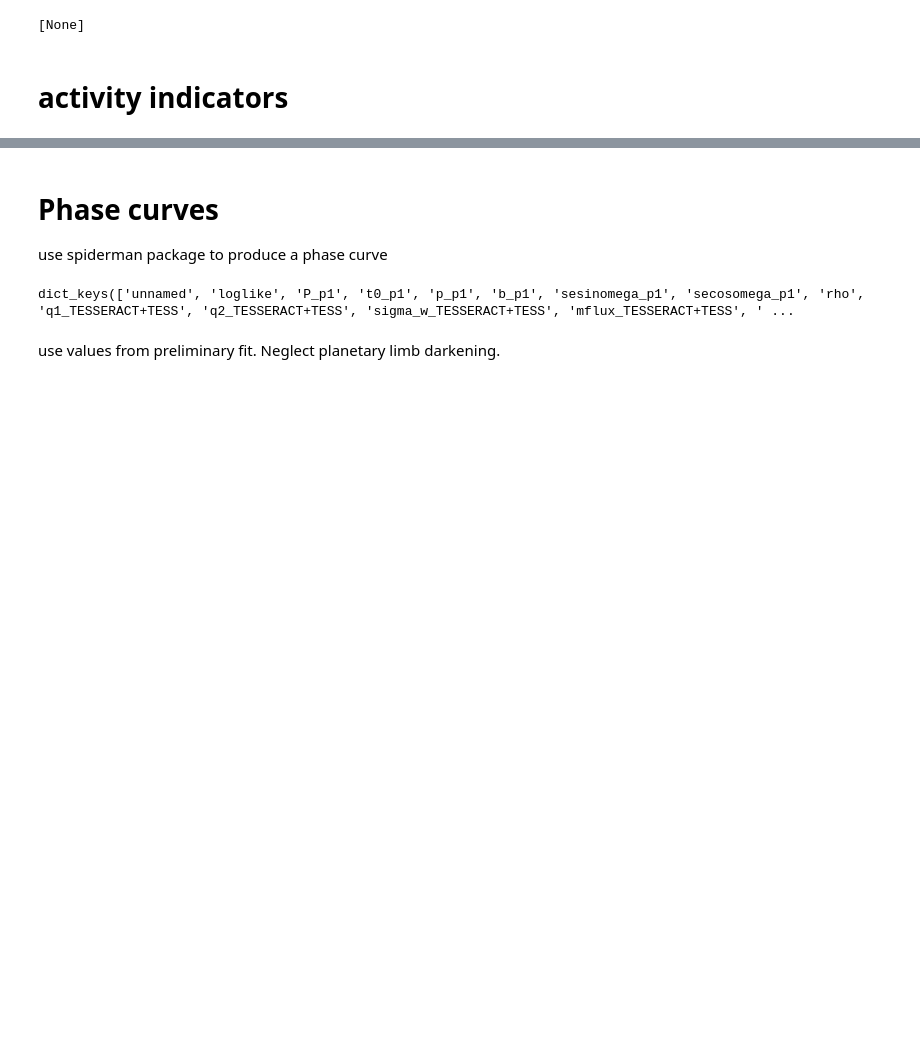
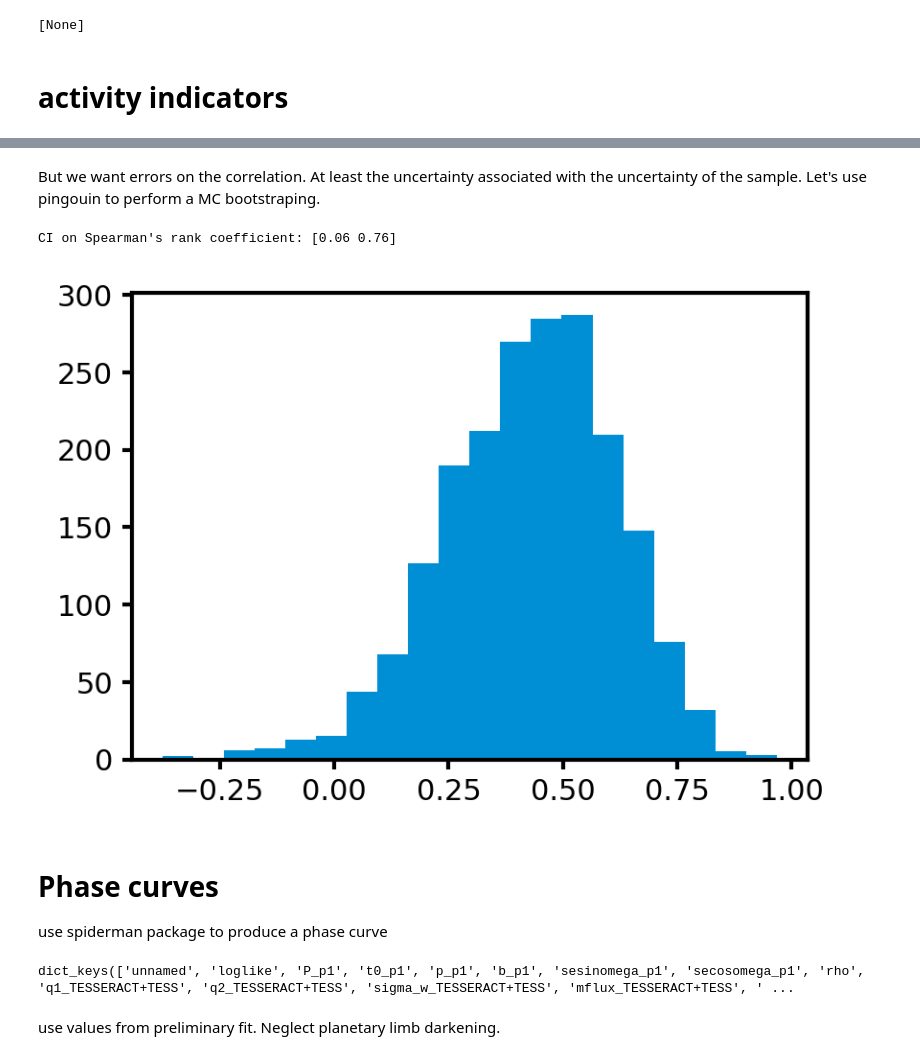
Before and after one commit to matiscke/eccentricWarmJupiter, a Jupyter notebook: 20200312_WINEpaper.ipynb, the cells around one changed output, grey strips where cells are left out. Cells and saved outputs as stored; diff of their text form; code cells hidden in the pictures; blank space fills up the shorter version.

```diff
--- a/20200312_WINEpaper.ipynb
+++ b/20200312_WINEpaper.ipynb
@@ -568,3 +450,14 @@ SpearmanrResult(correlation=0.38394157672504353, pvalue=0.07772241962412424)
+# %% [markdown]
+But we want errors on the correlation. At least the uncertainty associated with the uncertainty of the sample. Let's use pingouin to perform a MC bootstraping.
+# %%
+import pingouin as pg
+
+ci, bstat = pg.compute_bootci(feros_dat.phase, feros_dat.BS, func='spearman', seed=42, return_dist=True)
+print("CI on Spearman's rank coefficient: {}".format(ci))
+h = plt.hist(bstat)
+# %% [output]
+CI on Spearman's rank coefficient: [0.06 0.76]
+[figure, added]
 # %% [markdown]
 # Phase curves
 use spiderman package to produce a phase curve
```
Also changed, not shown: parts of 25 cells of this notebook, 1 other file.
